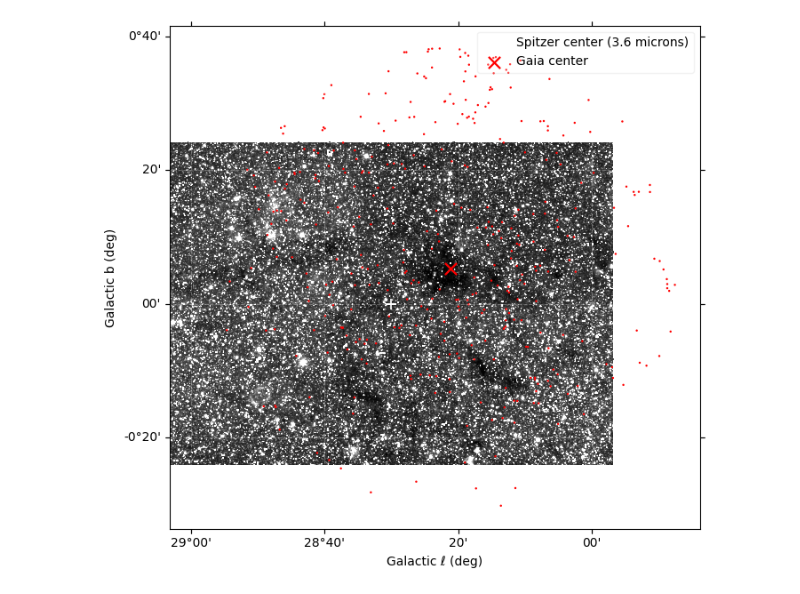
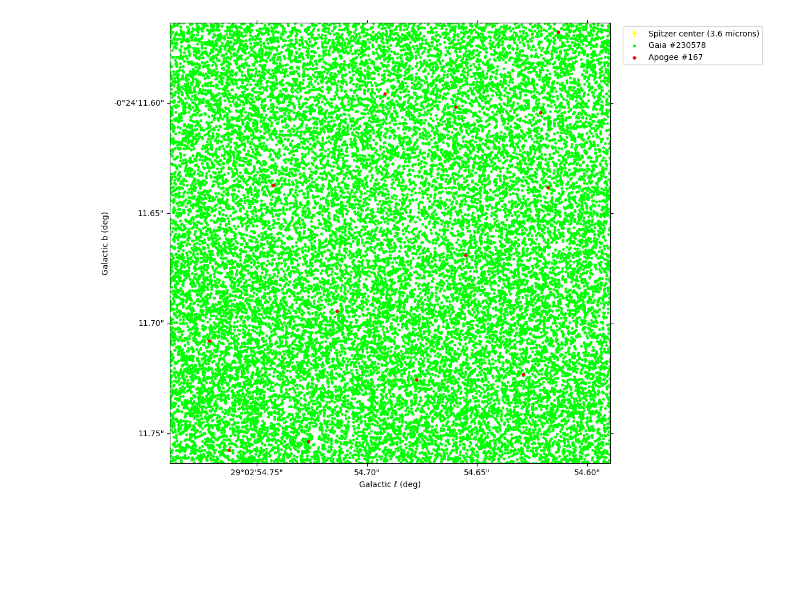
Before and after one commit to sxy6fs/G28.37-Star-Formation, a Jupyter notebook: GaiaOverlay_G28.37.ipynb, the cells around one changed output. Saved outputs shown, nothing was run; the diff lists cells and outputs as text; code cells hidden in the pictures; blank space fills up the shorter version.

```diff
--- a/GaiaOverlay_G28.37.ipynb
+++ b/GaiaOverlay_G28.37.ipynb
@@ -43,3 +26,13 @@ c_icrs = SkyCoord(ra[good]*u.deg, dec[good]*u.deg, frame="icrs")
 c_gal  = c_icrs.galactic
 l = c_gal.l.deg
 b = c_gal.b.deg
+
+# load apogee and convert
+tab_a = Table.read("g28-37-ApogeeNet.fits", hdu=1)
+ra_a  = np.array(tab_a["ra"], float)
+dec_a = np.array(tab_a["dec"], float)
+good_a = np.isfinite(ra_a) & np.isfinite(dec_a)
+c_icrs_a = SkyCoord(ra_a[good_a]*u.deg, dec_a[good_a]*u.deg, frame="icrs")
+c_gal_a  = c_icrs_a.galactic
+l_a = c_gal_a.l.deg
+b_a = c_gal_a.b.deg
@@ -104,42 +114,40 @@ plt.tight_layout(); plt.show()
 # %%
+# half-size in degrees
+delta = 10.0 / 60.0   # 1 arcmin in deg
+
 # plot
-fig = plt.figure(figsize=(7,7))
+fig = plt.figure(figsize=(10,10))
 ax = plt.subplot(projection=wcs)
 
 vmin, vmax = ZScaleInterval().get_limits(data)
 im = ax.imshow(data, origin="lower", cmap="gray", vmin=vmin, vmax=vmax)
-
-# lock limits so scatter won't autoscale
-# xlim, ylim = ax.get_xlim(), ax.get_ylim()
-# ax.autoscale(False)
-
-# gaia scatter with parallax mask
-sc = ax.scatter(l[plx_mask], b[plx_mask],
-                transform=ax.get_transform("galactic"),
-                s=3, facecolors="red", edgecolors="none", lw=0.4,
-                zorder=0.5, clip_on=True)
-# sc.set_clip_path(ax.patch)
-# ax.set_xlim(xlim); ax.set_ylim(ylim)
 
 # centers: header (CRVAL) and data center
 crval = wcs.wcs.crval  # native WCS coords (ℓ,b here)
 ny, nx = data.shape
 cx, cy = nx/2.0, ny/2.0
 center_world = wcs.pixel_to_world(cx, cy).galactic
 ax.scatter([crval[0]], [crval[1]], transform=ax.get_transform("world"),
-           s=70, marker="+", color="white", lw=1.2, zorder=4, label="Spitzer center (3.6 microns)")
+           s=70, marker="+", color="yellow", lw=1.2, zorder=4, label="Spitzer center (3.6 microns)")
 
-# on existing axes 'ax' with Galactic WCS:
-ax.scatter([c_center_gal.l.deg], [c_center_gal.b.deg],
-           transform=ax.get_transform("galactic"),
-           s=90, marker="x", color="red", lw=1.6, zorder=5, label="Gaia center")
-ax.legend(loc="upper right", frameon=True, framealpha=0.25)
+
+# gaia scatter
+sc = ax.scatter(l, b,
+                s=10, color="lime", lw=0.4,
+                zorder=0.5, clip_on=True, label= f"Gaia #{len(l)}")
+
+# apogee scatter
+sc = ax.scatter(l_a, b_a,
+                s=15, color="red", lw=0.4,
+                zorder=0.5, clip_on=True, label= f"Apogee #{len(l_a)}")
+
+
+ax.set_xlim(c_l - delta, c_l + delta)
+ax.set_ylim(c_b - delta, c_b + delta)
 
 # labels/grid
 ax.set_xlabel("Galactic ℓ (deg)"); ax.set_ylabel("Galactic b (deg)")
-ax.coords.grid(color="white", ls="--", alpha=0.3)
-
-ax.legend(loc="upper right", frameon=True, framealpha=0.25)
-plt.tight_layout(); plt.show()
+ax.legend(loc="upper left", bbox_to_anchor=(1.02, 1.0))
+plt.show()
 # %% [output]
-[figure, old version]
+[figure, new version]
```
Also changed, not shown: parts of 6 cells of this notebook.
